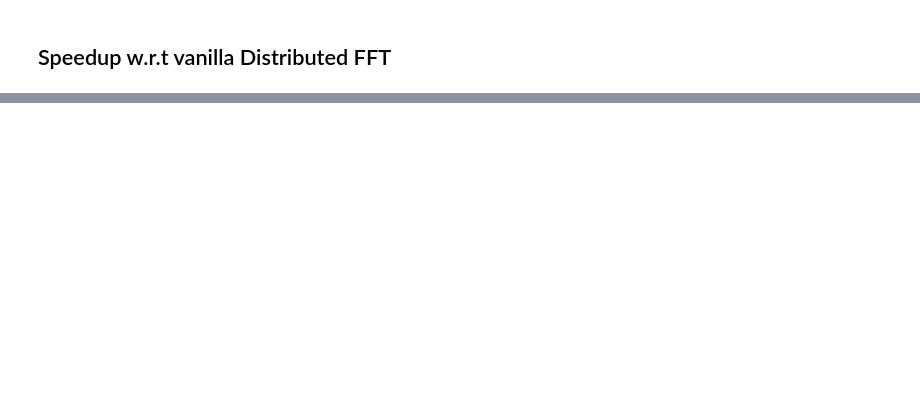
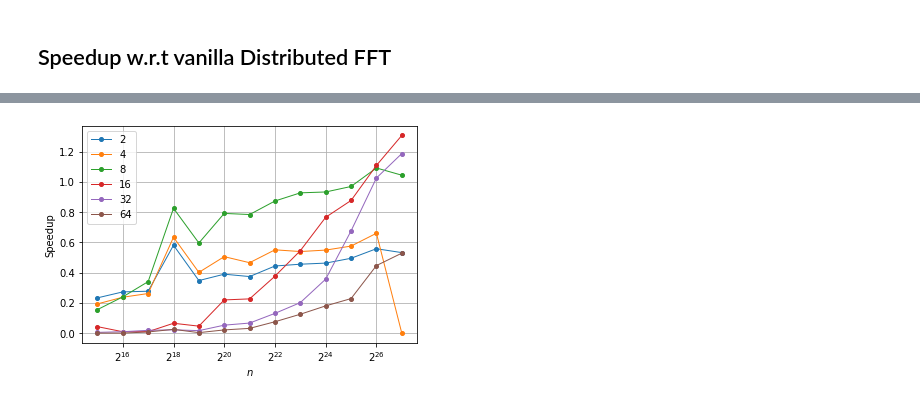
Before and after one commit to 97amarnathk/fmm-fft, a Jupyter notebook: plotting/Plotter.ipynb, the cells around one changed output, grey strips where cells are left out. Drawn from its saved outputs; the diff is of its cells as text; code cells hidden in the pictures; blank space fills up the shorter version.

```diff
--- a/plotting/Plotter.ipynb
+++ b/plotting/Plotter.ipynb
@@ -108,0 +128,12 @@ fftw_mpi_df_raw.loc[(fftw_mpi_df_raw['N']==1073741824) & (fftw_mpi_df_raw['p']==
+# %%
+for p in cores:
+    plt.plot(speedup_serial_df['N'], speedup_serial_df[str(p)], '-o', markersize=4, linewidth=1, label=p)
+plt.legend()
+plt.grid()
+plt.xscale('log', basex=2)
+plt.xlabel(r'$n$')
+plt.ylabel('Speedup')
+# plt.show()
+plt.savefig('serial_speedup.png', dpi=450)
+# %% [output]
+[figure, added]
```
Also changed, not shown: parts of 8 cells of this notebook, 5 other files.
